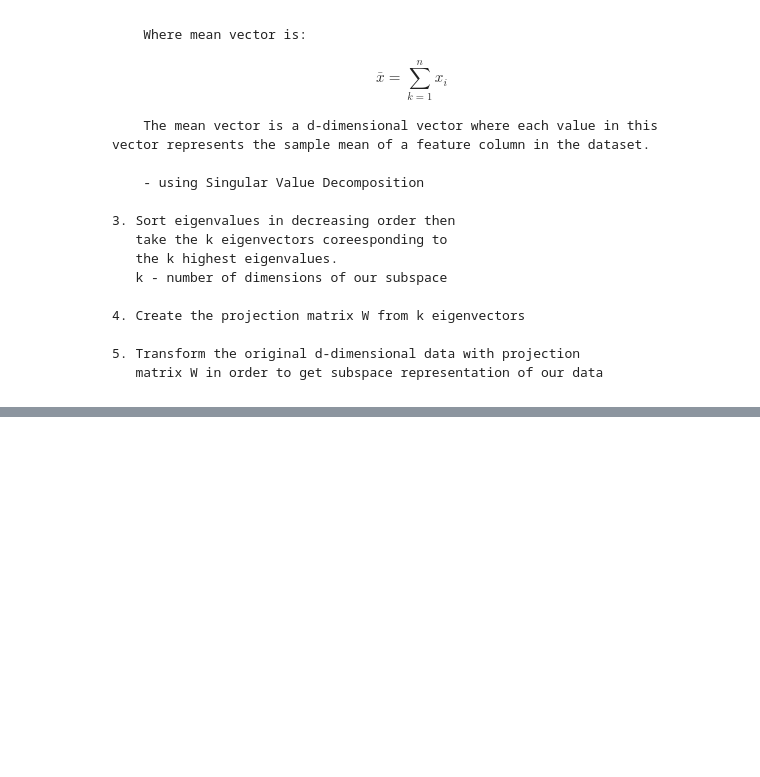
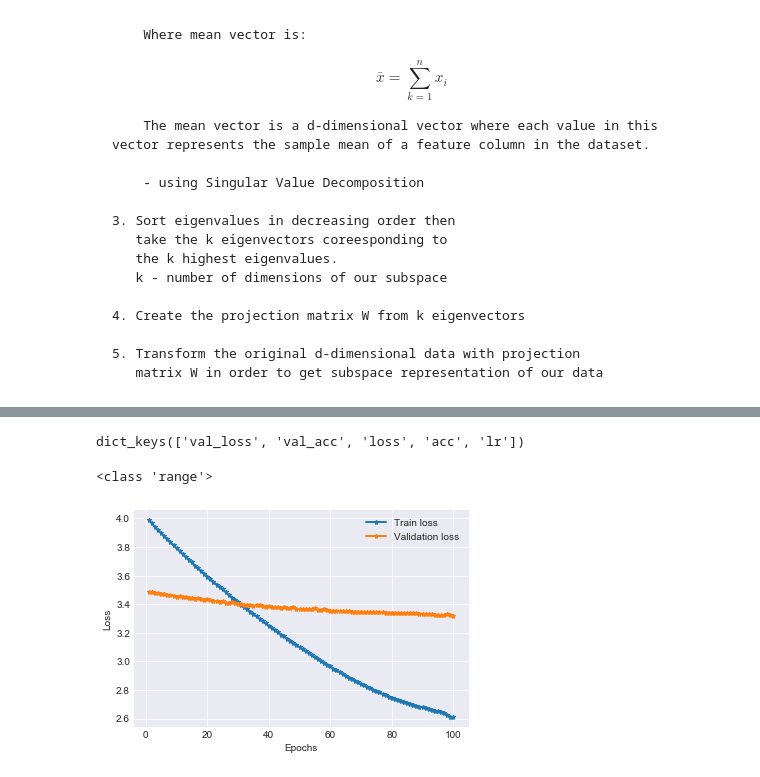
Before and after one commit to KonradDuraj/Gene-Expression-Analysis, a Jupyter notebook: Neural Network for Gene Expression.ipynb, the cells around one changed output, grey strips where cells are left out. Cells and saved outputs as stored; diff of their text form; code cells hidden in the pictures; blank space fills up the shorter version.

```diff
--- a/Neural Network for Gene Expression.ipynb
+++ b/Neural Network for Gene Expression.ipynb
@@ -287,0 +508,12 @@ print(eig_pairs[0][1].shape)
+# %%
+NUM_OF_EPOCHS = 100
+BATCH_SIZE = 10
+
+optimizer = Adam(lr=0.0001)
+
+reduce_lr = ReduceLROnPlateau(verbose =1, min_lr=0.00001, factor=0.5,monitor='val_loss', patience=5)
+callbacks = [reduce_lr]
+# %%
+model.compile(optimizer=optimizer, loss='binary_crossentropy', metrics=['accuracy'])
+# %%
+history = model.fit(x=X_train, y=y_train, batch_size=BATCH_SIZE, validation_data=(X_valid, y_valid), epochs=NUM_OF_EPOCHS, callbacks=callbacks)
@@ -287,0 +538,31 @@ print(eig_pairs[0][1].shape)
+# %%
+history_dict = history.history
+print(history_dict.keys())
+# %% [output]
+dict_keys(['val_loss', 'val_acc', 'loss', 'acc', 'lr'])
+# %%
+import matplotlib.pyplot as plt
+%matplotlib inline
+
+loss_values = history_dict['loss']
+val_loss_values = history_dict['val_loss']
+epochs_as_list = range(1, len(loss_values) +1)
+
+print(type(epochs_as_list))
+
+plt.style.use('seaborn-darkgrid')
+
+train_loss_line = plt.plot(epochs_as_list, loss_values, label = 'Train loss' )
+test_loss_line = plt.plot(epochs_as_list, val_loss_values, label = 'Validation loss' )
+
+plt.setp(train_loss_line, linewidth = 2.0, marker ='*', markersize = 5.0)
+plt.setp(test_loss_line, linewidth = 2.0, marker ='*', markersize = 5.0)
+
+plt.xlabel('Epochs')
+plt.ylabel('Loss')
+plt.grid(True)
+plt.legend()
+plt.show()
+# %% [output]
+<class 'range'>
+[figure, added]
```
Also changed, not shown: parts of 48 cells of this notebook.
